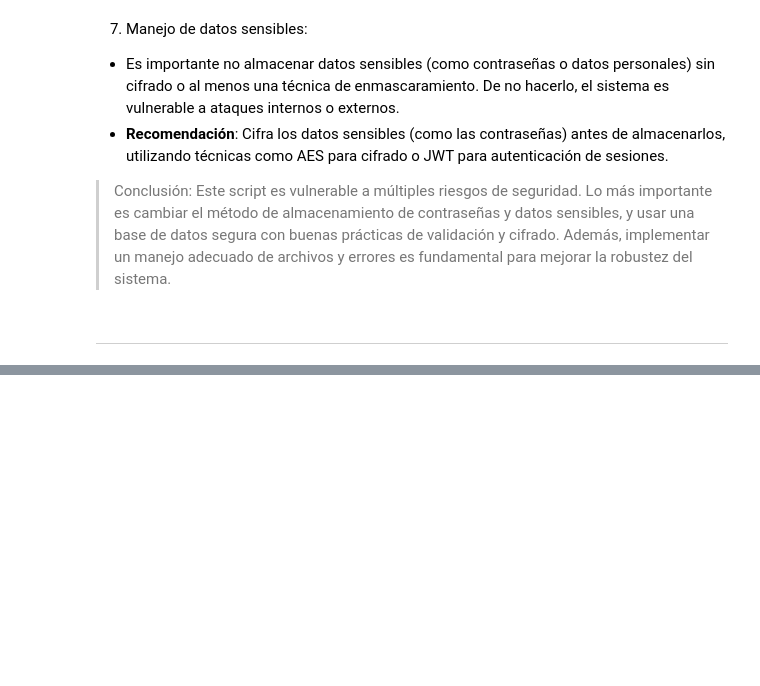
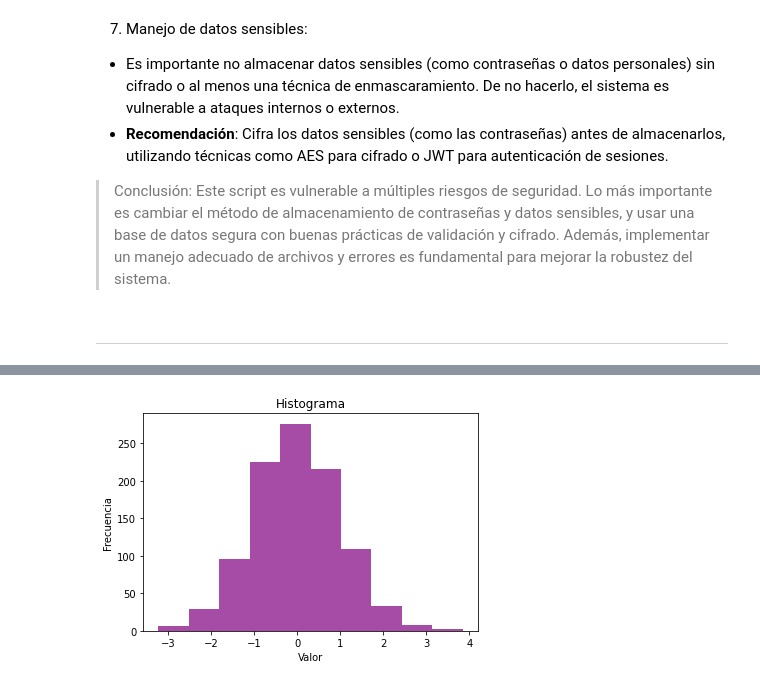
Before and after one commit to emipaz/curso_ia_generative_for_developers, a Jupyter notebook: ejercicios.ipynb, the cells around one changed output, grey strips where cells are left out. Drawn from its saved outputs; the diff is of its cells as text; code cells hidden in the pictures; blank space fills up the shorter version.

```diff
--- a/ejercicios.ipynb
+++ b/ejercicios.ipynb
@@ -213,0 +482,6 @@ ___
+# %%
+data = np.random.randn(1000)  # 1000 valores con distribución normal
+visualizer = DataVisualizer(data)
+visualizer.plot(kind='hist', xlabel='Valor', ylabel='Frecuencia', title='Histograma', color='purple')
+# %% [output]
+[figure, added]
```
Also changed, not shown: parts of 11 cells of this notebook, 2 other files.
